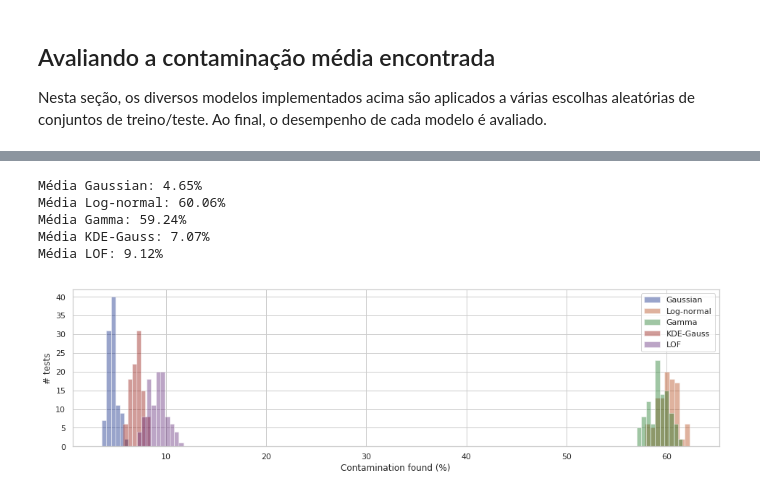
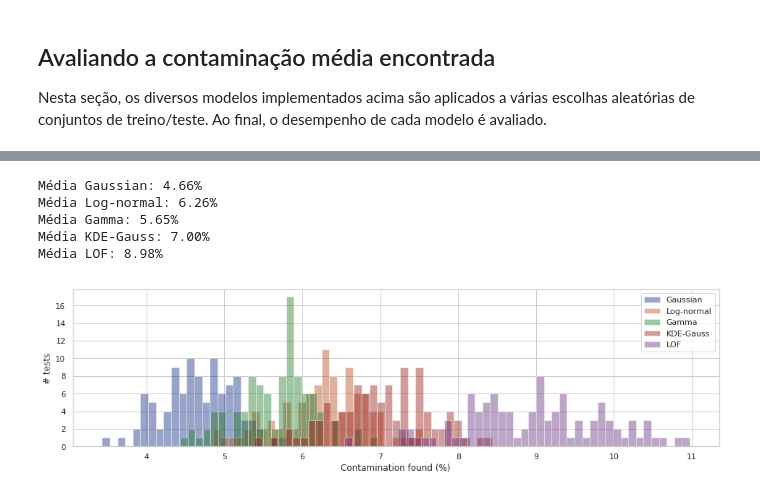
Before and after one commit to lappis-unb/salic-ml, a Jupyter notebook: notebooks/report/analysis_of_items_price.ipynb, the cells around one changed output, grey strips where cells are left out. Cells and saved outputs as stored; diff of their text form; code cells hidden in the pictures.

Commit message:
Update gamma and log-normal on items price.

```diff
--- a/notebooks/report/analysis_of_items_price.ipynb
+++ b/notebooks/report/analysis_of_items_price.ipynb
@@ -498,7 +489,6 @@ class Lognormal:
     def fit(self, X):
         # Generate model
         X = self.transform(X)
-        X = X[X > 0.0]
         s, loc, scale = scipy.stats.lognorm.fit(X, floc=0)
         self.model = scipy.stats.lognorm(np.std(np.log(X)), loc=loc, scale=scale)
         # Find threshold
@@ -510,5 +500,5 @@ class Lognormal:
         is_inlier = (self.model.pdf(X) > self.threshold)
         return is_inlier
 
-show_stats(Lognormal(), projects_train, projects_test, bin_size=0.01)
+show_stats(Lognormal(transform=lambda X: X + 0.1), projects_train, projects_test, bin_size=0.01)
 # %% [output]
@@ -521,12 +511,13 @@ Percentual de outliers encontrado: 60.81%
 ## Modelo Gamma
 # %%
 class Gamma:
-    def __init__(self, contamination=0.1):
+    def __init__(self, contamination=0.1, transform=lambda X: X):
         self.contamination = contamination
+        self.transform = transform
 
     def fit(self, X):
         # Generate model
-        X = X[X > 0.0]
+        X = self.transform(X)
         params = scipy.stats.gamma.fit(X, floc=0)
         self.model = scipy.stats.gamma(*params)
         # Find threshold
@@ -534,8 +525,9 @@ class Gamma:
         return self
 
     def predict(self, X):
+        X = self.transform(X)
         is_inlier = (self.model.pdf(X) > self.threshold)
         return is_inlier
 
-show_stats(Gamma(), projects_train, projects_test, bin_size=0.01)
+show_stats(Gamma(transform=lambda X: X + 0.1), projects_train, projects_test, bin_size=0.01)
 # %% [output]
@@ -629,11 +621,11 @@ models = [{
     'results': []
 },{
     'name': 'Log-normal',
-    'curve': Lognormal(),
+    'curve': Lognormal(transform=lambda X: X + 0.1),
     'results': []
 },{
     'name': 'Gamma',
-    'curve': Gamma(),
+    'curve': Gamma(transform=lambda X: X + 0.1),
     'results': []
 },{
     'name': 'KDE-Gauss',
@@ -693,22 +685,22 @@ Metric LOF training elapsed time in seconds: 579.2928
 # %%
 sns.set(style='whitegrid', palette='dark')
 f, ax = plt.subplots(figsize=(16,4))
 
-bin_size = 0.5
+bin_size = 0.1
 for model in models:
     results = model['results']
     print('Média %s: %.2lf%%' % (model['name'], np.mean(results)))
     bins = max(1, int((max(results) - min(results)) // bin_size) + 1)
     sns.distplot(results, label=model['name'], kde=False, bins=bins)
 
 plt.legend(frameon=True)
 plt.xlabel('Contamination found (%)')
 plt.ylabel('# tests')
 plt.grid(True)
 # %% [output]
-Média Gaussian: 4.65%
-Média Log-normal: 60.06%
-Média Gamma: 59.24%
-Média KDE-Gauss: 7.07%
-Média LOF: 9.12%
+Média Gaussian: 4.66%
+Média Log-normal: 6.26%
+Média Gamma: 5.65%
+Média KDE-Gauss: 7.00%
+Média LOF: 8.98%
-[figure, old version]
+[figure, new version]
```
Also changed, not shown: parts of 12 cells of this notebook.
